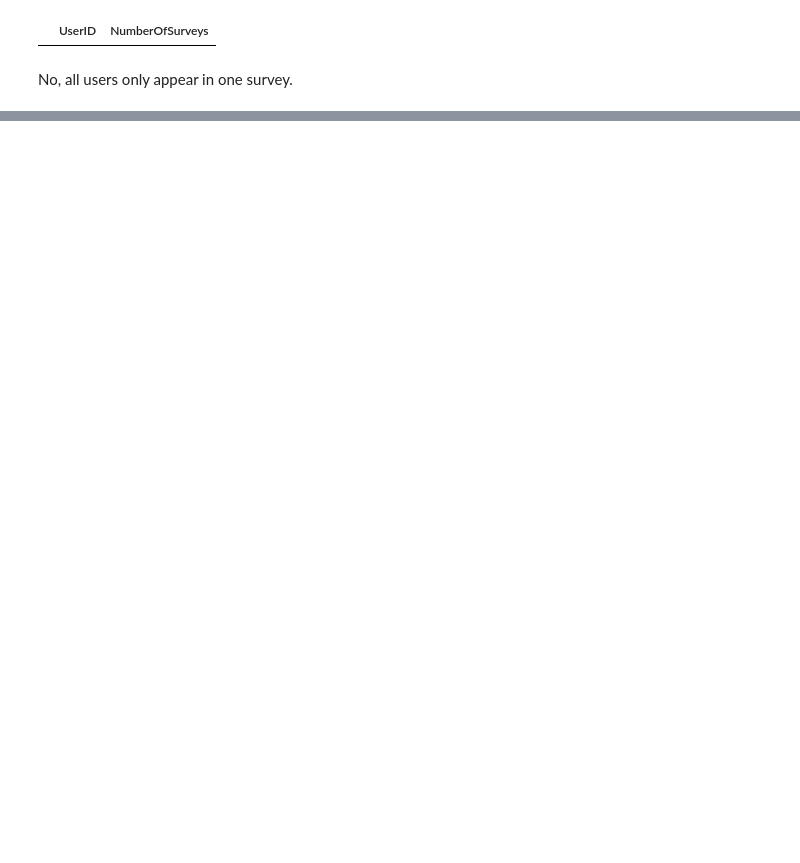
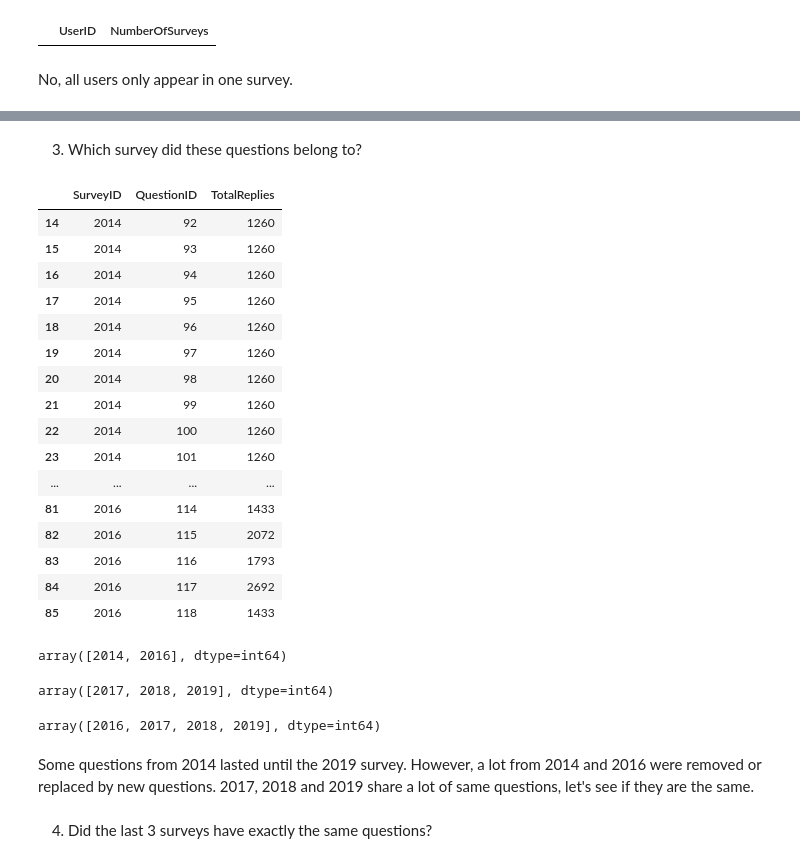
Before and after one commit to CelineChiLamNg/tech_mental_health, a Jupyter notebook: mental_health_tech.ipynb, the cells around one changed output, grey strips where cells are left out. Cells and saved outputs as stored; diff of their text form; code cells hidden in the pictures; blank space fills up the shorter version.

```diff
--- a/mental_health_tech.ipynb
+++ b/mental_health_tech.ipynb
@@ -396,0 +435,44 @@ analysis to questions that were repeatedly asked will help its accuracy.
+# %% [markdown]
+3. Which survey did these questions belong to?
+# %%
+questions_for_each_survey[questions_for_each_survey.QuestionID>91]
+# %% [output]
+|  | SurveyID | QuestionID | TotalReplies |
+| 14 | 2014 | 92 | 1260 |
+| 15 | 2014 | 93 | 1260 |
+| 16 | 2014 | 94 | 1260 |
+| 17 | 2014 | 95 | 1260 |
+| 18 | 2014 | 96 | 1260 |
+| 19 | 2014 | 97 | 1260 |
+| 20 | 2014 | 98 | 1260 |
+| 21 | 2014 | 99 | 1260 |
+| 22 | 2014 | 100 | 1260 |
+| 23 | 2014 | 101 | 1260 |
+| ... | ... | ... | ... |
+| 81 | 2016 | 114 | 1433 |
+| 82 | 2016 | 115 | 2072 |
+| 83 | 2016 | 116 | 1793 |
+| 84 | 2016 | 117 | 2692 |
+| 85 | 2016 | 118 | 1433 |
+# %%
+questions_for_each_survey.SurveyID[(questions_for_each_survey.QuestionID==90)|
+(questions_for_each_survey.QuestionID==91)].unique()
+# %% [output]
+array([2014, 2016], dtype=int64)
+# %%
+questions_for_each_survey.SurveyID[(questions_for_each_survey.QuestionID>=57)&
+(questions_for_each_survey.QuestionID<=89)].unique()
+# %% [output]
+array([2017, 2018, 2019], dtype=int64)
+# %%
+questions_for_each_survey.SurveyID[(questions_for_each_survey.QuestionID>=13)&
+(questions_for_each_survey.QuestionID<=56)].unique()
+# %% [output]
+array([2016, 2017, 2018, 2019], dtype=int64)
+# %% [markdown]
+Some questions from 2014 lasted until the 2019 survey.
+However, a lot from 2014 and 2016 were removed or replaced by new questions.
+2017, 2018 and 2019 share a lot of same questions, let's see if they are the
+same.
+# %% [markdown]
+4. Did the last 3 surveys have exactly the same questions?
```
Also changed, not shown: parts of 26 cells of this notebook, 1 other file.
